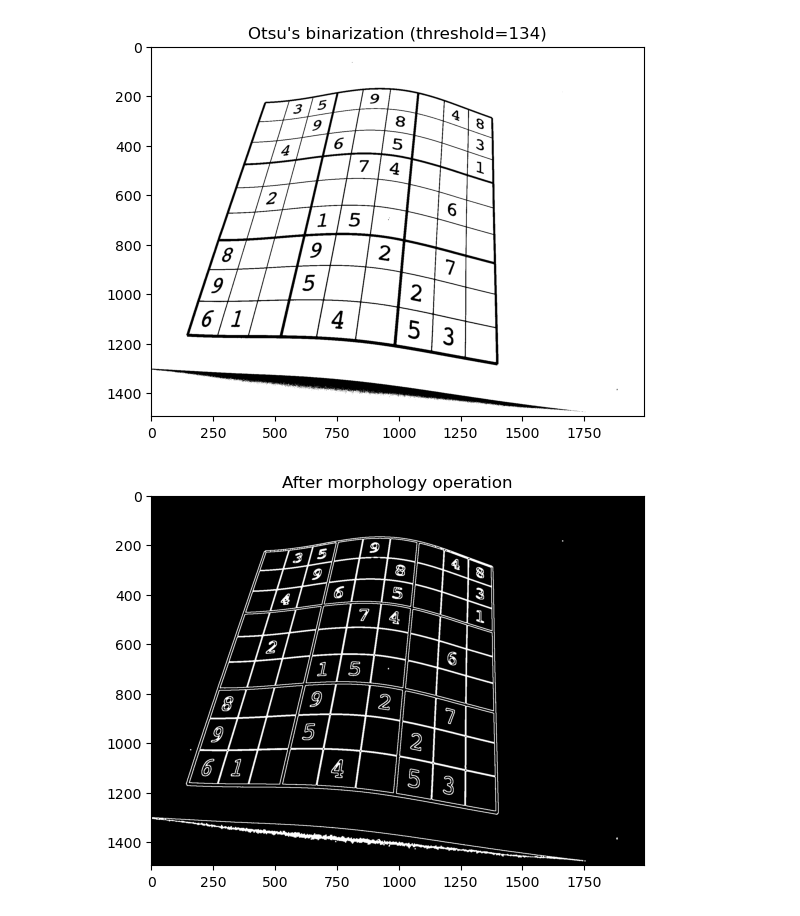
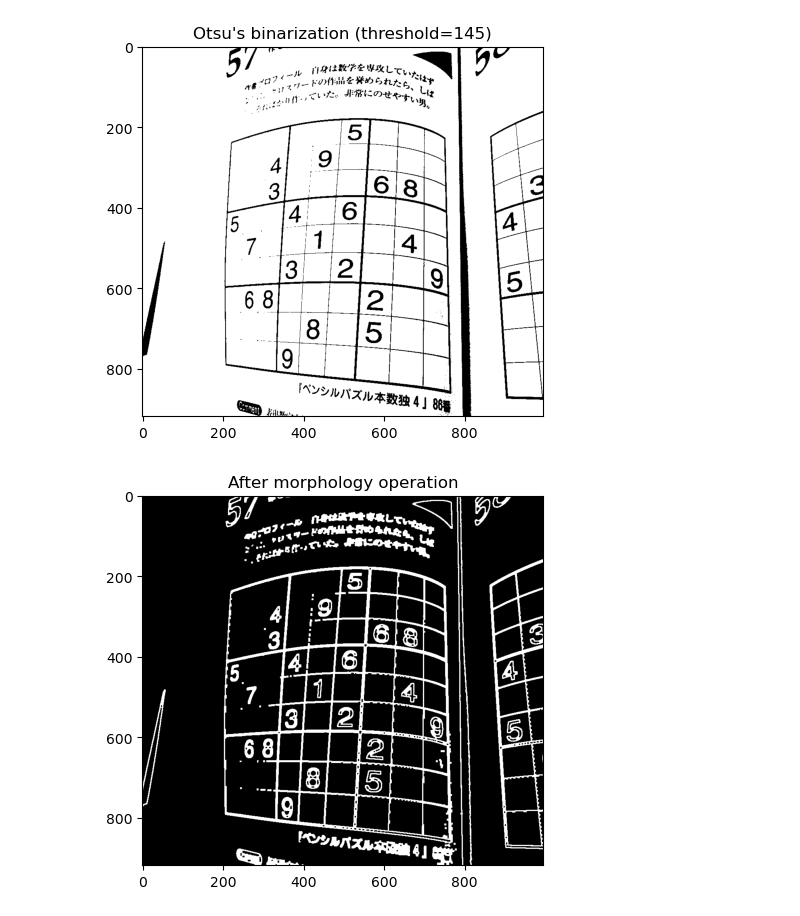
Before and after one commit to hakoshie/sudoku, a Jupyter notebook: recog_l3.ipynb, the cells around one changed output. Cells and saved outputs as stored; diff of their text form; code cells hidden in the pictures.

```diff
--- a/recog_l3.ipynb
+++ b/recog_l3.ipynb
@@ -7,33 +33,33 @@ import pickle
 # %%
 image = cv2.imread("./data/level3/sample.jpg", cv2.IMREAD_COLOR)
-# num=11
-# image = cv2.imread(f"./data/level3/sudoku_000{num}.jpg", cv2.IMREAD_COLOR)
+num=13
+image = cv2.imread(f"./data/level3/sudoku_000{num}.jpg", cv2.IMREAD_COLOR)
 image = cv2.cvtColor(image, cv2.COLOR_BGR2RGB)
 trim_percentage=0.002
 height, width, channels = image.shape[:3]
 trim_width = int(width * trim_percentage)
 trim_height = int(height * trim_percentage)
 image = image[trim_height:height - trim_height, trim_width:width - trim_width]
 gray = cv2.cvtColor(image, cv2.COLOR_RGB2GRAY)
 
 gray_gb= cv2.bilateralFilter(gray, 11, 2,2)
 
 # clahe = cv2.createCLAHE(clipLimit=4, tileGridSize=(20,20))
 # gray_gb = clahe.apply(gray_gb)
 # ぼかし処理
 # gray_gb = cv2.GaussianBlur(gray, None, 2.0)
 
 # gray_gb =cv2.medianBlur(gray, 5)
 
 # 大津の二値化
 thr, binary = cv2.threshold(gray_gb, 0, 255, cv2.THRESH_OTSU)
 new_thr = min(int(thr * 1.05), 255)
 _, binary = cv2.threshold(gray, new_thr, 255, cv2.THRESH_BINARY)
 plt.imshow(binary, cmap="gray")
 plt.title("Otsu's binarization (threshold={:d})".format(int(thr)))
 plt.show()
 # %% [output]
-[figure, old version]
+[figure, new version]
 # %%
 edge = cv2.Canny(binary, 100, 200)
 edge = cv2.dilate(edge, np.ones((5, 5), dtype=edge.dtype),iterations=1)
@@ -43,7 +69,7 @@ plt.imshow(edge, cmap="gray")
 plt.title("After morphology operation".format(thr))
 plt.show()
 # %% [output]
-[figure, old version]
+[figure, new version]
 # %%
 contours, _ = cv2.findContours(edge, cv2.RETR_EXTERNAL, cv2.CHAIN_APPROX_SIMPLE)
 result = image.copy()
```
Also changed, not shown: parts of 9 cells of this notebook, 2 other files.
